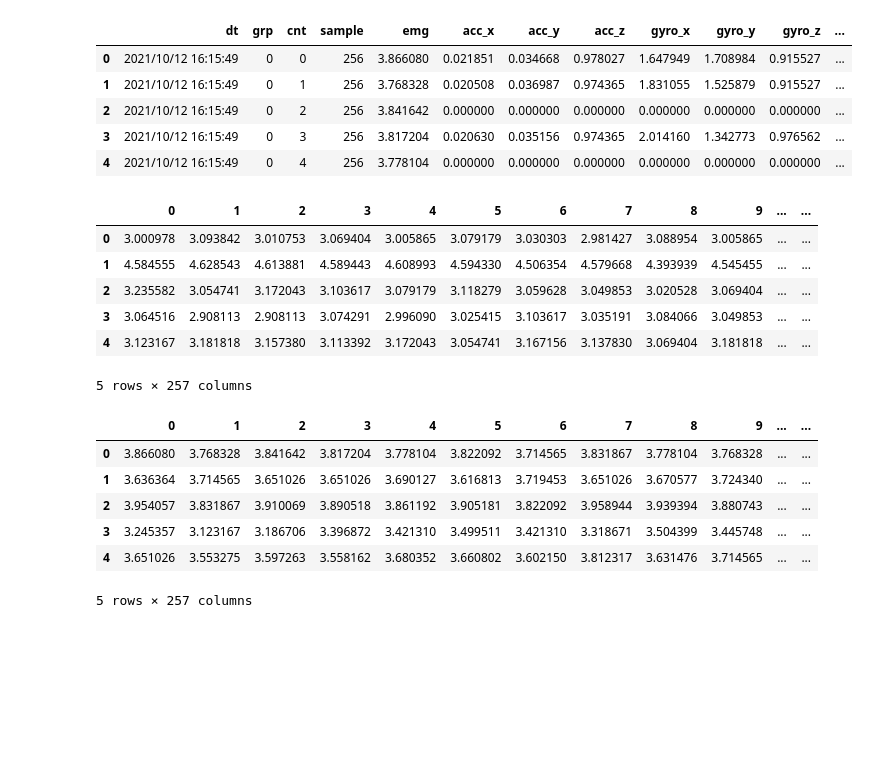
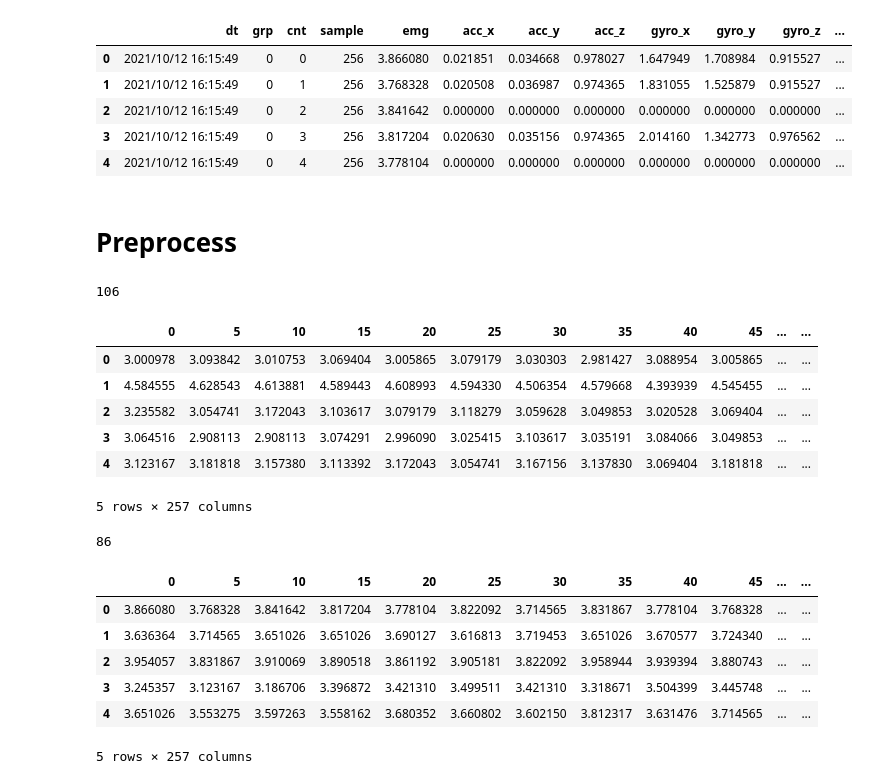
Before and after one commit to dkhmd/quarantine_helper, a Jupyter notebook: cloud/model/emg_model.ipynb, the cells around one changed output. Cells and saved outputs as stored; diff of their text form; code cells hidden in the pictures; blank space fills up the shorter version.

```diff
--- a/cloud/model/emg_model.ipynb
+++ b/cloud/model/emg_model.ipynb
@@ -29,37 +46,43 @@ df_touch.head()
 | 2 | 2021/10/12 16:15:49 | 0 | 2 | 256 | 3.841642 | 0.000000 | 0.000000 | 0.000000 | 0.000000 | 0.000000 | 0.000000 | ... |
 | 3 | 2021/10/12 16:15:49 | 0 | 3 | 256 | 3.817204 | 0.020630 | 0.035156 | 0.974365 | 2.014160 | 1.342773 | 0.976562 | ... |
 | 4 | 2021/10/12 16:15:49 | 0 | 4 | 256 | 3.778104 | 0.000000 | 0.000000 | 0.000000 | 0.000000 | 0.000000 | 0.000000 | ... |
+# %% [markdown]
+# Preprocess
 # %%
 rest_list = df_rest.groupby("grp")["emg"].apply(list)
 df_rest_emg = pd.DataFrame(rest_list).reset_index()['emg']
 
 df_rest_emg = pd.DataFrame(df_rest_emg.values.tolist())
-df_rest_emg.columns = [f'{i}' for i in range(0, 256)]
+df_rest_emg.columns = [f'{i * 5}' for i in range(0, len(df_rest_emg.columns))]
 df_rest_emg['label'] = 'rest'
 
+print(len(df_rest_emg))
 df_rest_emg.head()
 # %% [output]
+106
-|  | 0 | 1 | 2 | 3 | 4 | 5 | 6 | 7 | 8 | 9 | ... | ... |
+|  | 0 | 5 | 10 | 15 | 20 | 25 | 30 | 35 | 40 | 45 | ... | ... |
 | 0 | 3.000978 | 3.093842 | 3.010753 | 3.069404 | 3.005865 | 3.079179 | 3.030303 | 2.981427 | 3.088954 | 3.005865 | ... | ... |
 | 1 | 4.584555 | 4.628543 | 4.613881 | 4.589443 | 4.608993 | 4.594330 | 4.506354 | 4.579668 | 4.393939 | 4.545455 | ... | ... |
 | 2 | 3.235582 | 3.054741 | 3.172043 | 3.103617 | 3.079179 | 3.118279 | 3.059628 | 3.049853 | 3.020528 | 3.069404 | ... | ... |
 | 3 | 3.064516 | 2.908113 | 2.908113 | 3.074291 | 2.996090 | 3.025415 | 3.103617 | 3.035191 | 3.084066 | 3.049853 | ... | ... |
 | 4 | 3.123167 | 3.181818 | 3.157380 | 3.113392 | 3.172043 | 3.054741 | 3.167156 | 3.137830 | 3.069404 | 3.181818 | ... | ... |
-5 rows × 257 columns
+5 rows × 257 columns
 # %%
 touch_list = df_touch.groupby("grp")["emg"].apply(list)
 df_touch_emg = pd.DataFrame(touch_list).reset_index()['emg']
 
 df_touch_emg = pd.DataFrame(df_touch_emg.values.tolist())
-df_touch_emg.columns = [f'{i}' for i in range(0, 256)]
+df_touch_emg.columns = [f'{i * 5}' for i in range(0, len(df_touch_emg.columns))]
 df_touch_emg['label'] = 'touch'
 
+print(len(df_touch_emg))
 df_touch_emg.head()
 # %% [output]
+86
-|  | 0 | 1 | 2 | 3 | 4 | 5 | 6 | 7 | 8 | 9 | ... | ... |
+|  | 0 | 5 | 10 | 15 | 20 | 25 | 30 | 35 | 40 | 45 | ... | ... |
 | 0 | 3.866080 | 3.768328 | 3.841642 | 3.817204 | 3.778104 | 3.822092 | 3.714565 | 3.831867 | 3.778104 | 3.768328 | ... | ... |
 | 1 | 3.636364 | 3.714565 | 3.651026 | 3.651026 | 3.690127 | 3.616813 | 3.719453 | 3.651026 | 3.670577 | 3.724340 | ... | ... |
 | 2 | 3.954057 | 3.831867 | 3.910069 | 3.890518 | 3.861192 | 3.905181 | 3.822092 | 3.958944 | 3.939394 | 3.880743 | ... | ... |
 | 3 | 3.245357 | 3.123167 | 3.186706 | 3.396872 | 3.421310 | 3.499511 | 3.421310 | 3.318671 | 3.504399 | 3.445748 | ... | ... |
 | 4 | 3.651026 | 3.553275 | 3.597263 | 3.558162 | 3.680352 | 3.660802 | 3.602150 | 3.812317 | 3.631476 | 3.714565 | ... | ... |
-5 rows × 257 columns
+5 rows × 257 columns
```
Also changed, not shown: parts of 17 cells of this notebook.
